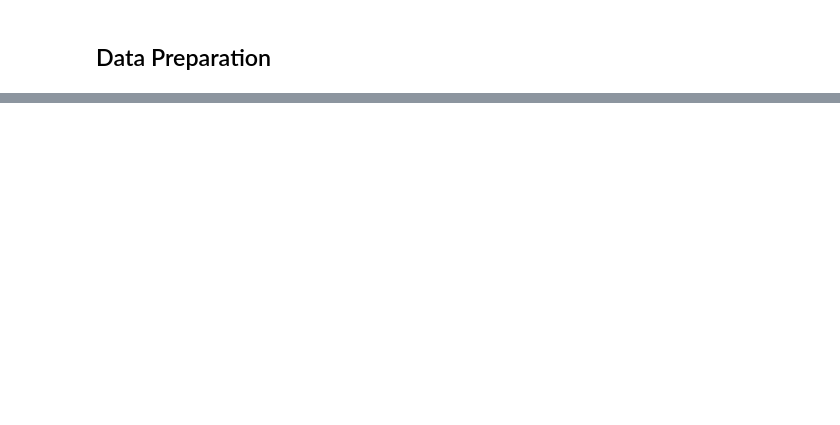
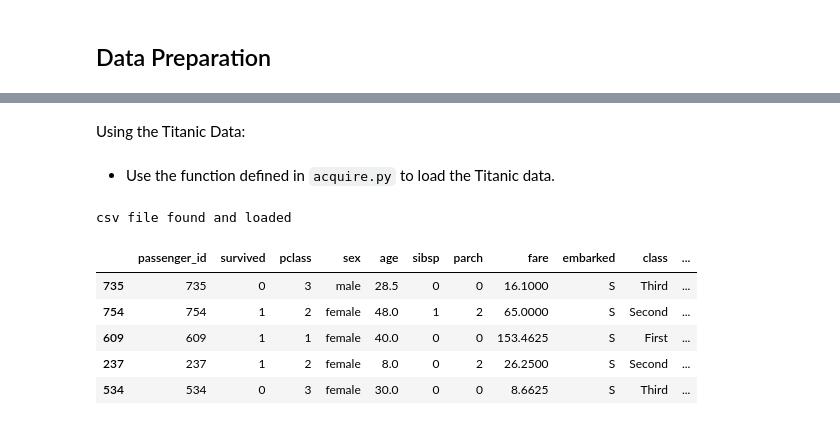
Before and after one commit to tkephart96/classification-exercises, a Jupyter notebook: classification-exercises.ipynb, the cells around one changed output, grey strips where cells are left out. Drawn from its saved outputs; the diff is of its cells as text; code cells hidden in the pictures; blank space fills up the shorter version.

Commit message:
updated classification_exercises w/ data prep

```diff
--- a/classification-exercises.ipynb
+++ b/classification-exercises.ipynb
@@ -258,0 +439,15 @@ Split data:
+# %% [markdown]
+Using the Titanic Data:
+# %% [markdown]
+- Use the function defined in `acquire.py` to load the Titanic data.
+# %%
+titanic = acquire.get_titanic_data()
+titanic.sample(5)
+# %% [output]
+csv file found and loaded
+|  | passenger_id | survived | pclass | sex | age | sibsp | parch | fare | embarked | class | ... |
+| 735 | 735 | 0 | 3 | male | 28.5 | 0 | 0 | 16.1000 | S | Third | ... |
+| 754 | 754 | 1 | 2 | female | 48.0 | 1 | 2 | 65.0000 | S | Second | ... |
+| 609 | 609 | 1 | 1 | female | 40.0 | 0 | 0 | 153.4625 | S | First | ... |
+| 237 | 237 | 1 | 2 | female | 8.0 | 0 | 2 | 26.2500 | S | Second | ... |
+| 534 | 534 | 0 | 3 | female | 30.0 | 0 | 0 | 8.6625 | S | Third | ... |
```
Also changed, not shown: parts of 67 cells of this notebook.
